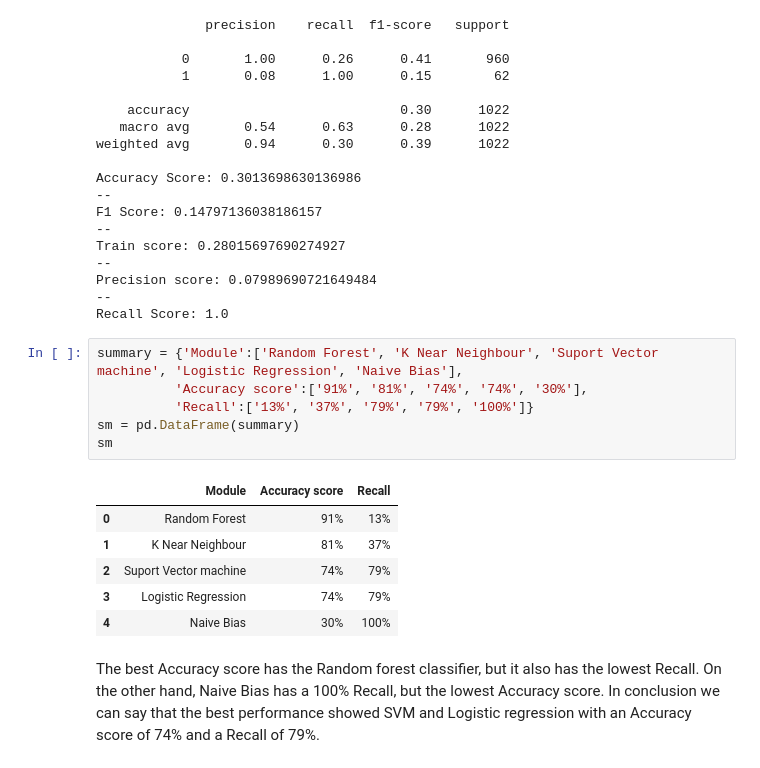
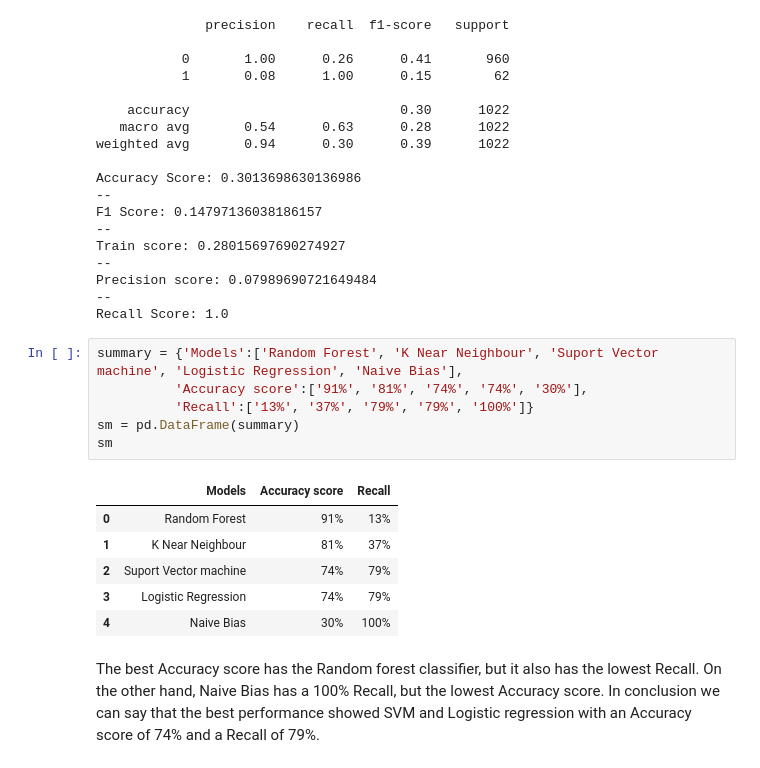
Before and after one commit to olga-2021/Final_Project, a Jupyter notebook: Stroke_prediction_Final.ipynb, the cells around one changed output. Saved outputs shown, nothing was run; the diff lists cells and outputs as text.

```diff
--- a/Stroke_prediction_Final.ipynb
+++ b/Stroke_prediction_Final.ipynb
@@ -693,19 +691,19 @@ Train score: 0.28015697690274927
 Precision score: 0.07989690721649484
 --
 Recall Score: 1.0
-# %%
-summary = {'Module':['Random Forest', 'K Near Neighbour', 'Suport Vector machine', 'Logistic Regression', 'Naive Bias'],
-          'Accuracy score':['91%', '81%', '74%', '74%', '30%'],
-          'Recall':['13%', '37%', '79%', '79%', '100%']}
-sm = pd.DataFrame(summary)
-sm
-# %% [output]
-|  | Module | Accuracy score | Recall |
-| 0 | Random Forest | 91% | 13% |
-| 1 | K Near Neighbour | 81% | 37% |
-| 2 | Suport Vector machine | 74% | 79% |
-| 3 | Logistic Regression | 74% | 79% |
-| 4 | Naive Bias | 30% | 100% |
-# %% [markdown]
-The best Accuracy score has the Random forest classifier, but it also has the lowest Recall. On the other hand, Naive Bias has a 100% Recall, but the lowest Accuracy score.
-In conclusion we can say that the best performance showed SVM and Logistic regression with an Accuracy score of 74% and a Recall of 79%.
+# %%
+summary = {'Models':['Random Forest', 'K Near Neighbour', 'Suport Vector machine', 'Logistic Regression', 'Naive Bias'],
+          'Accuracy score':['91%', '81%', '74%', '74%', '30%'],
+          'Recall':['13%', '37%', '79%', '79%', '100%']}
+sm = pd.DataFrame(summary)
+sm
+# %% [output]
+|  | Models | Accuracy score | Recall |
+| 0 | Random Forest | 91% | 13% |
+| 1 | K Near Neighbour | 81% | 37% |
+| 2 | Suport Vector machine | 74% | 79% |
+| 3 | Logistic Regression | 74% | 79% |
+| 4 | Naive Bias | 30% | 100% |
+# %% [markdown]
+The best Accuracy score has the Random forest classifier, but it also has the lowest Recall. On the other hand, Naive Bias has a 100% Recall, but the lowest Accuracy score.
+In conclusion we can say that the best performance showed SVM and Logistic regression with an Accuracy score of 74% and a Recall of 79%.
```
Also changed, not shown: parts of 3 cells of this notebook.
